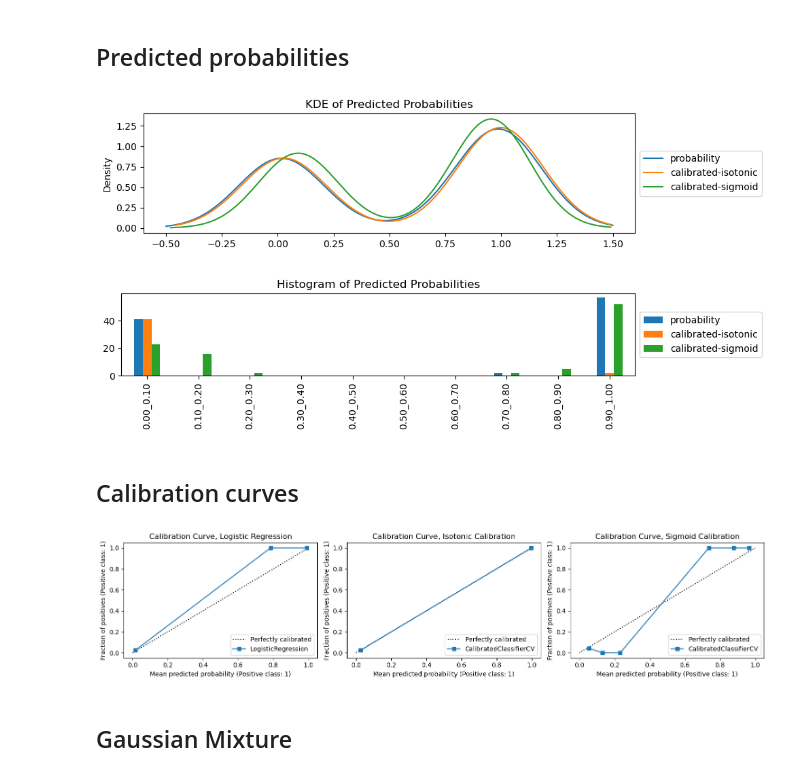
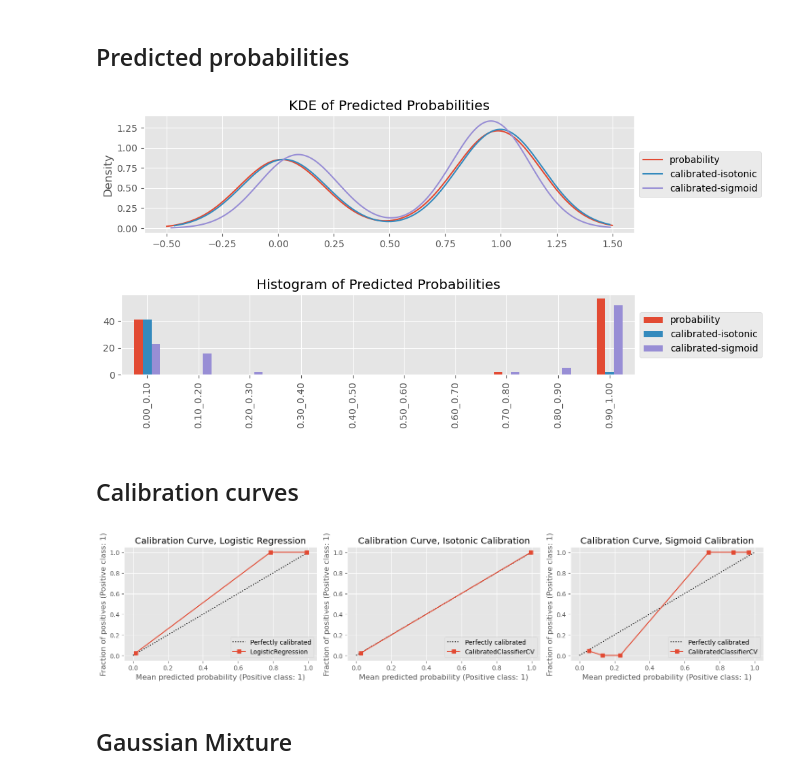
Before and after one commit to oneoffcoder/books, a Jupyter notebook: sphinx/datascience/source/calibration.ipynb, the cells around one changed output. Drawn from its saved outputs; the diff is of its cells as text; code cells hidden in the pictures.

```diff
--- a/sphinx/datascience/source/calibration.ipynb
+++ b/sphinx/datascience/source/calibration.ipynb
@@ -68,20 +68,22 @@ y_i = pd.Series(I.predict_proba(X_te)[:,1])
 y_s = pd.Series(S.predict_proba(X_te)[:,1])
 # %%
 import matplotlib.pyplot as plt
+
+plt.style.use('ggplot')
 
 fig, ax = plt.subplots(figsize=(10, 2.5))
 
 y_m.plot(kind='kde', label='probability', ax=ax)
 y_i.plot(kind='kde', label='calibrated-isotonic', ax=ax)
 y_s.plot(kind='kde', label='calibrated-sigmoid', ax=ax)
 
 ax.legend()
 ax.legend(loc='center left', bbox_to_anchor=(1, 0.5))
 ax.set_title('KDE of Predicted Probabilities')
 
 plt.tight_layout()
 # %% [output]
-[figure, old version]
+[figure, new version]
 # %%
 import numpy as np
 
@@ -101,7 +103,7 @@ ax.set_title('Histogram of Predicted Probabilities')
 
 plt.tight_layout()
 # %% [output]
-[figure, old version]
+[figure, new version]
 # %% [markdown]
 ## Calibration curves
 # %%
@@ -140,7 +142,7 @@ ax[2].set_title('Calibration Curve, Sigmoid Calibration')
 
 plt.tight_layout()
 # %% [output]
-[figure, old version]
+[figure, new version]
 # %% [markdown]
 ## Gaussian Mixture
 # %%
```
Also changed, not shown: parts of 5 cells of this notebook.
